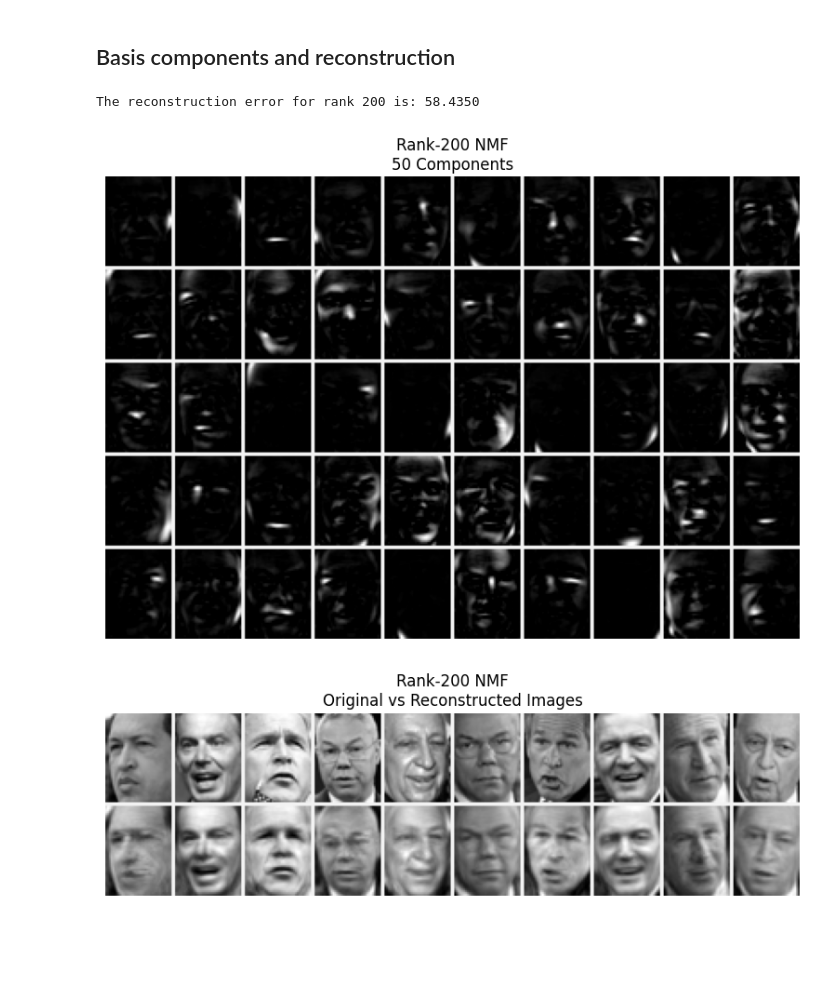
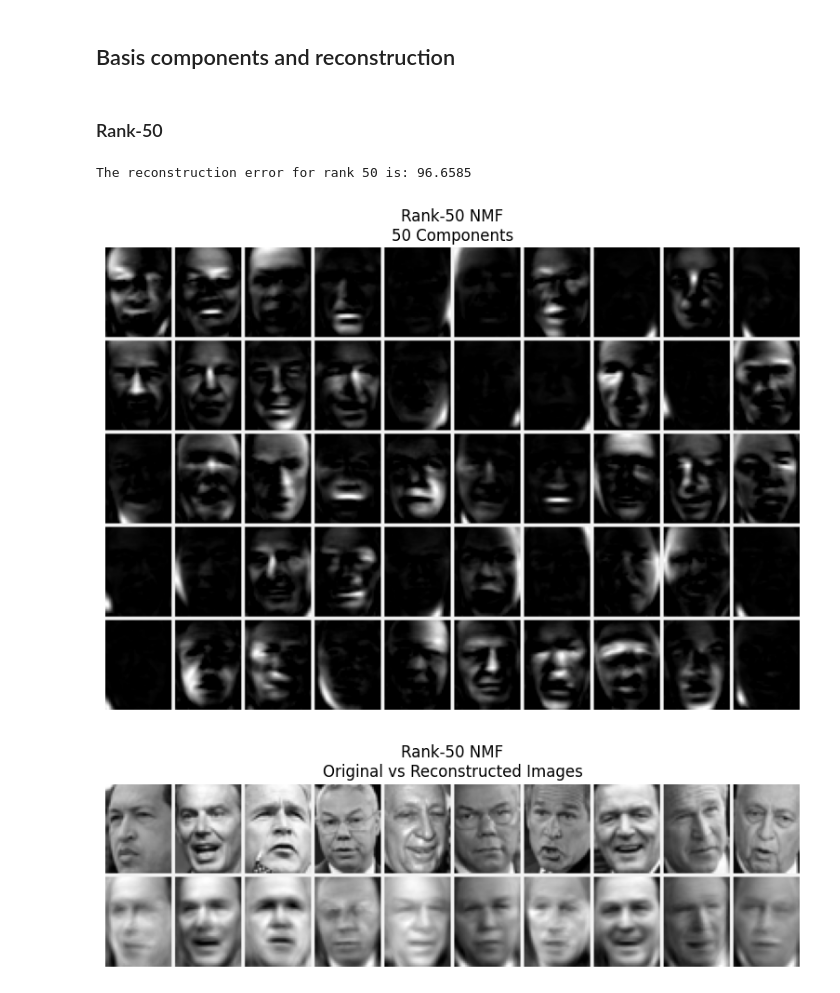
Before and after one commit to sofillav/nmf_project, a Jupyter notebook: notebook.ipynb, the cells around one changed output. Drawn from its saved outputs; the diff is of its cells as text; code cells hidden in the pictures; blank space fills up the shorter version.

Commit message:
different ranks

```diff
--- a/notebook.ipynb
+++ b/notebook.ipynb
@@ -115,30 +122,33 @@ Elbow at rank: 50
 # %% [markdown]
 ## Basis components and reconstruction
+# %% [markdown]
+### Rank-50
 # %%
-r = 200
+r = 50
 data = np.load(f"nmf_models/nmf_rank_{r}.npz")
 W = data['W']
 H = data['H']
 
 # Check reconstruction
 X_reconstructed = W @ H
 error = np.linalg.norm(X - X_reconstructed, 'fro')
 print(f"\nThe reconstruction error for rank {r} is: {error:.4f}")
 
+n_components = 50
 plot_nmf_components(
     W, image_shape=images_shape,
-    n_components=50, n_cols=10,
-    title=f"Rank-{r} NMF\n50 Components"
+    n_components=n_components, n_cols=10,
+    title=f"Rank-{r} NMF\n{n_components} Components"
 )
 
 plot_reconstructed_images(
     X, X_reconstructed,
     image_shape=images_shape,
     indices=list(range(0,10)),
     n_cols=10,
     title=f"Rank-{r} NMF\nOriginal vs Reconstructed Images"
 )
 # %% [output]
-The reconstruction error for rank 200 is: 58.4350
+The reconstruction error for rank 50 is: 96.6585
-[figure, old version]
+[figure, new version]
-[figure, old version]
+[figure, new version]
```
Also changed, not shown: parts of 5 cells of this notebook.
